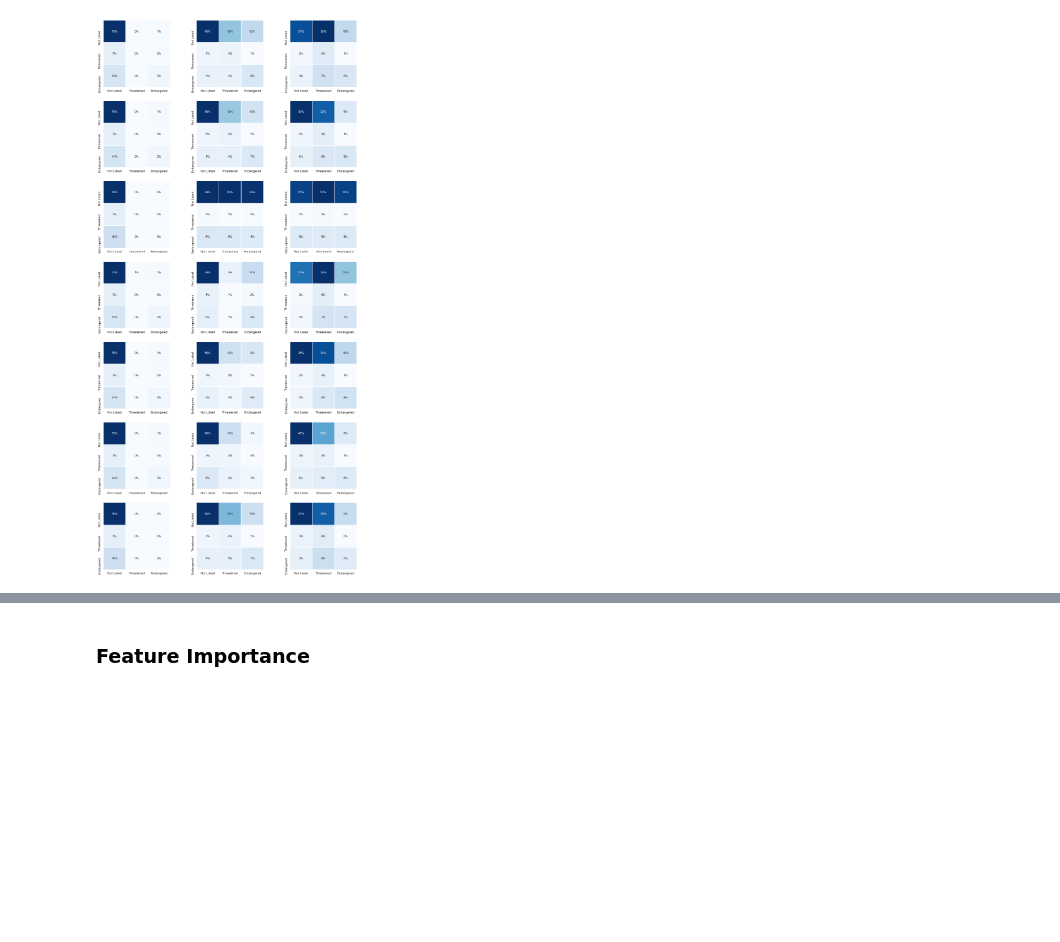
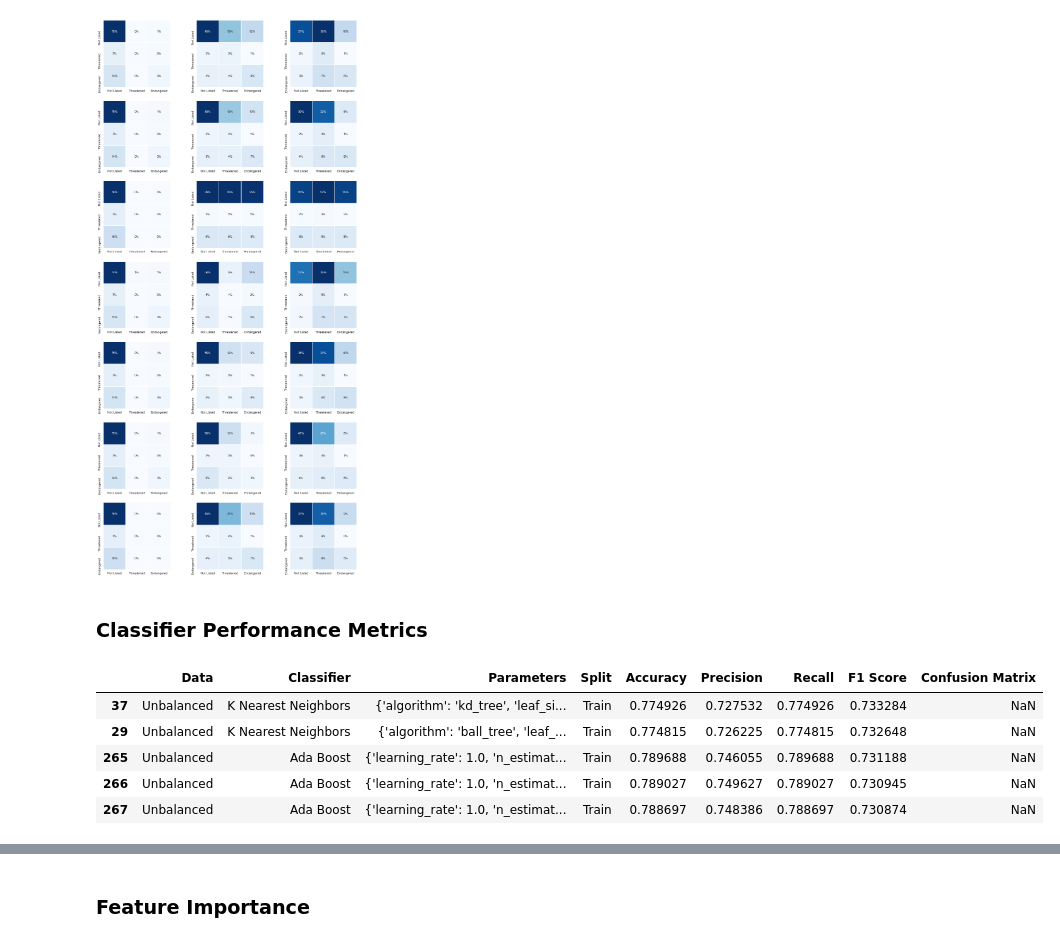
Before and after one commit to acdick/endangered_species_classification, a Jupyter notebook: Source/07_Interpretation.ipynb, the cells around one changed output, grey strips where cells are left out. Drawn from its saved outputs; the diff is of its cells as text; code cells hidden in the pictures; blank space fills up the shorter version.

```diff
--- a/Source/07_Interpretation.ipynb
+++ b/Source/07_Interpretation.ipynb
@@ -84,3 +88,16 @@ confusion_matrices = confusion_matrices[['Unbalanced', 'SMOTE Oversampled', 'Nea
 cm, axes = clf.plot_confusion_matrices(confusion_matrices, list(y_labels[0]))
 # %% [output]
 [figure]
+# %% [markdown]
+### Classifier Performance Metrics
+# %%
+# all models
+all_models = pd.concat([unbalanced, balanced_smote, balanced_under], ignore_index=True)
+all_models.sort_values(by=['F1 Score','Accuracy'], ascending=False).head()
+# %% [output]
+|  | Data | Classifier | Parameters | Split | Accuracy | Precision | Recall | F1 Score | Confusion Matrix |
+| 37 | Unbalanced | K Nearest Neighbors | {'algorithm': 'kd_tree', 'leaf_si... | Train | 0.774926 | 0.727532 | 0.774926 | 0.733284 | NaN |
+| 29 | Unbalanced | K Nearest Neighbors | {'algorithm': 'ball_tree', 'leaf_... | Train | 0.774815 | 0.726225 | 0.774815 | 0.732648 | NaN |
+| 265 | Unbalanced | Ada Boost | {'learning_rate': 1.0, 'n_estimat... | Train | 0.789688 | 0.746055 | 0.789688 | 0.731188 | NaN |
+| 266 | Unbalanced | Ada Boost | {'learning_rate': 1.0, 'n_estimat... | Train | 0.789027 | 0.749627 | 0.789027 | 0.730945 | NaN |
+| 267 | Unbalanced | Ada Boost | {'learning_rate': 1.0, 'n_estimat... | Train | 0.788697 | 0.748386 | 0.788697 | 0.730874 | NaN |
```
Also changed, not shown: parts of 9 cells of this notebook.
